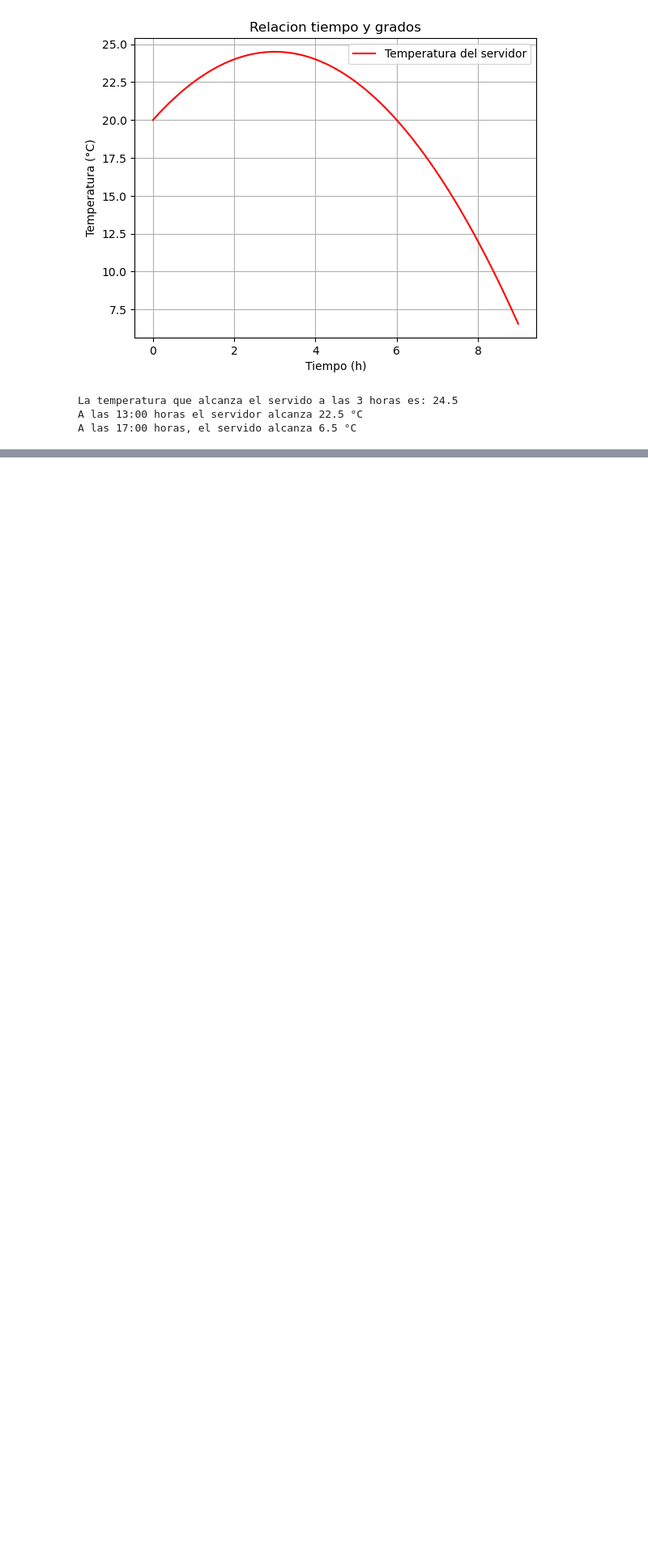
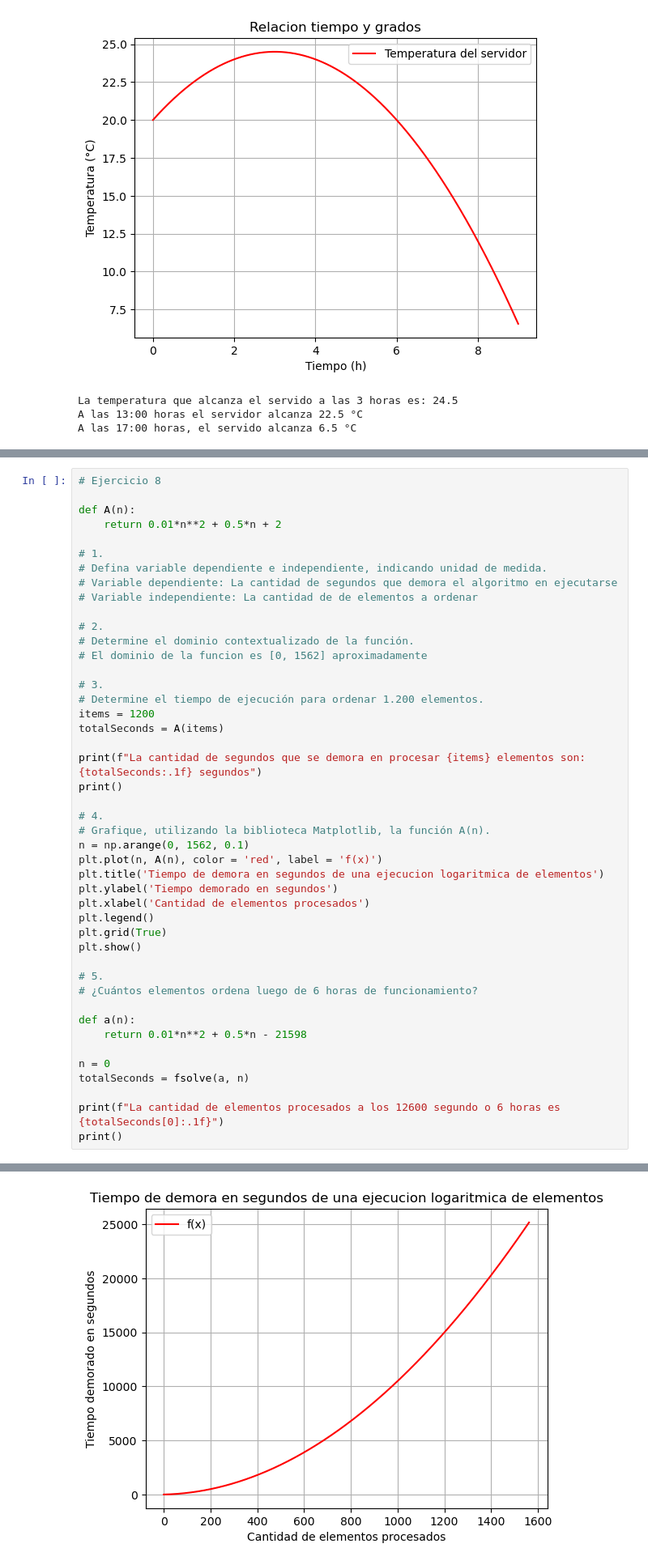
Before and after one commit to kak001/Jupyter, a Jupyter notebook: Funciones + Ejercicio Guia 1.ipynb, the cells around one changed output, grey strips where cells are left out. Shown at 81% size. Cells and saved outputs as stored; diff of their text form; blank space fills up the shorter version.

```diff
--- a/Funciones + Ejercicio Guia 1.ipynb
+++ b/Funciones + Ejercicio Guia 1.ipynb
@@ -234,3 +236,49 @@ print()
 La cantidad de usuarios en la red social a los 12 meses son: 978
 [figure]
 La cantidad de meses transcurrido a cuando se alcanzan los 800 usuarios son: 7.2 mese aproximados
+# %%
+# Ejercicio 8
+
+def A(n):
+    return 0.01*n**2 + 0.5*n + 2
+
+# 1.
+# Defina variable dependiente e independiente, indicando unidad de medida.
+# Variable dependiente: La cantidad de segundos que demora el algoritmo en ejecutarse
+# Variable independiente: La cantidad de de elementos a ordenar
+
+# 2.
+# Determine el dominio contextualizado de la función.
+# El dominio de la funcion es [0, 1562] aproximadamente
+
+# 3.
+# Determine el tiempo de ejecución para ordenar 1.200 elementos.
+items = 1200
+totalSeconds = A(items)
+
+print(f"La cantidad de segundos que se demora en procesar {items} elementos son: {totalSeconds:.1f} segundos")
+print()
+
+# 4.
+# Grafique, utilizando la biblioteca Matplotlib, la función A(n).
+n = np.arange(0, 1562, 0.1)
+plt.plot(n, A(n), color = 'red', label = 'f(x)')
+plt.title('Tiempo de demora en segundos de una ejecucion logaritmica de elementos')
+plt.ylabel('Tiempo demorado en segundos')
+plt.xlabel('Cantidad de elementos procesados')
+plt.legend()
+plt.grid(True)
+plt.show()
+
+# 5.
+# ¿Cuántos elementos ordena luego de 6 horas de funcionamiento?
+
+def a(n):
+    return 0.01*n**2 + 0.5*n - 21598
+
+n = 0
+totalSeconds = fsolve(a, n)
+
+print(f"La cantidad de elementos procesados a los 12600 segundo o 6 horas es {totalSeconds[0]:.1f}")
+print()
+# %% [output]
@@ -236,0 +286 @@ La cantidad de meses transcurrido a cuando se alcanzan los 800 usuarios son: 7.2
+[figure, added]
```
Also changed, not shown: parts of 2 cells of this notebook.
